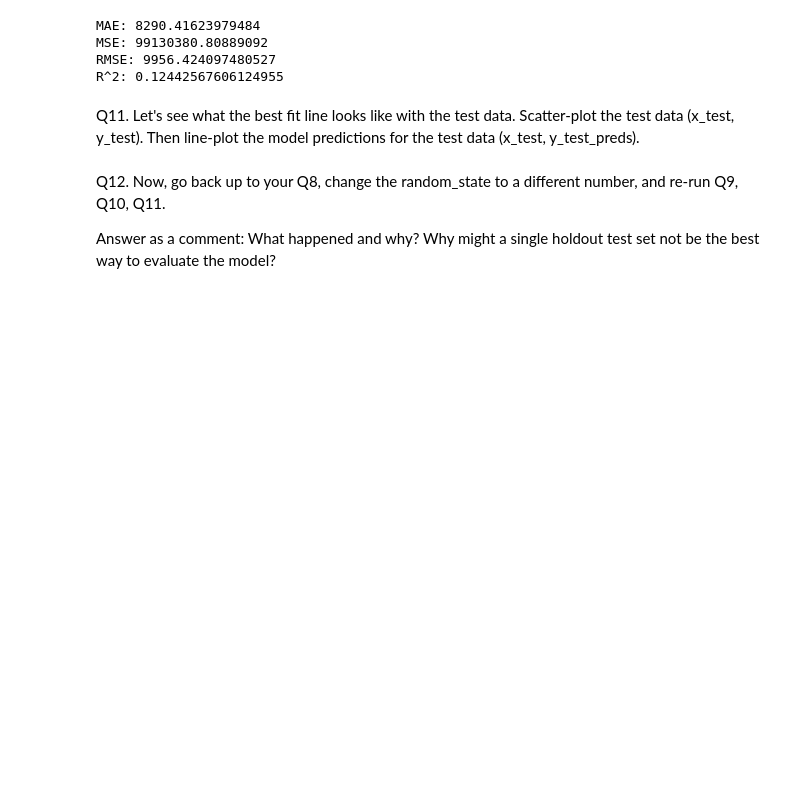
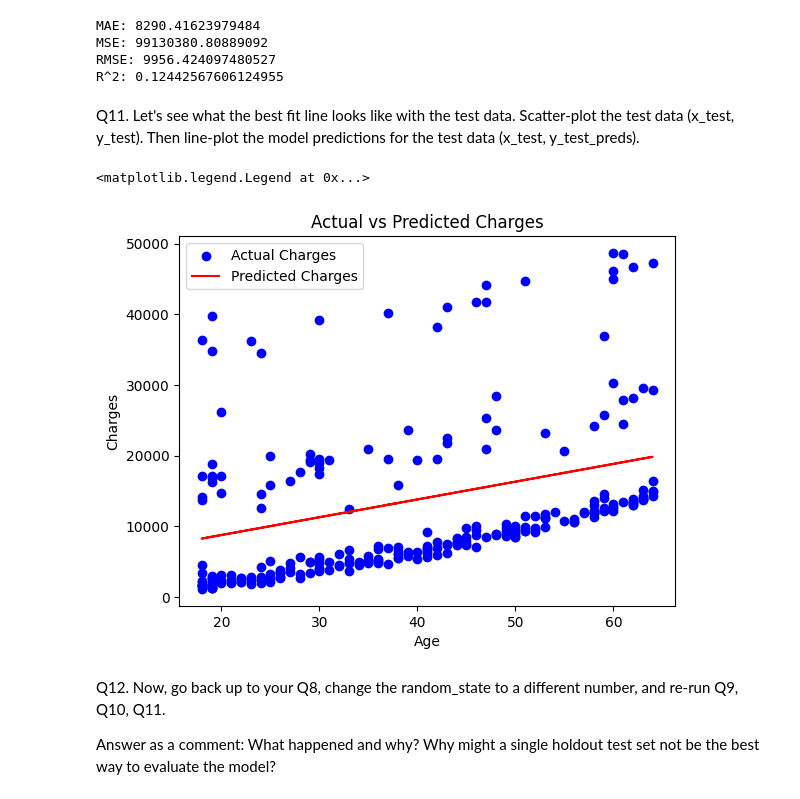
Before and after one commit to jxl22000/ML, a Jupyter notebook: HW3-6/Assignment3.ipynb, the cells around one changed output. Cells and saved outputs as stored; diff of their text form; code cells hidden in the pictures; blank space fills up the shorter version.

```diff
--- a/HW3-6/Assignment3.ipynb
+++ b/HW3-6/Assignment3.ipynb
@@ -233,6 +233,16 @@ R^2: 0.12442567606124955
 Q11. Let's see what the best fit line looks like with the test data. Scatter-plot the test data (x_test, y_test). Then line-plot the model predictions for the test data (x_test, y_test_preds).
 # %%
 # your code goes here
+
+plt.scatter(x_test, y_test, color='blue', label='Actual Charges')
+plt.plot(x_test, predictions, color='red', label='Predicted Charges')
+plt.xlabel('Age')
+plt.ylabel('Charges')
+plt.title('Actual vs Predicted Charges')
+plt.legend()
+# %% [output]
+<matplotlib.legend.Legend at 0x...>
+[figure, added]
 # %% [markdown]
 Q12. Now, go back up to your Q8, change the random_state to a different number, and re-run Q9, Q10, Q11.
 
```
Also changed, not shown: parts of 1 cell of this notebook.
